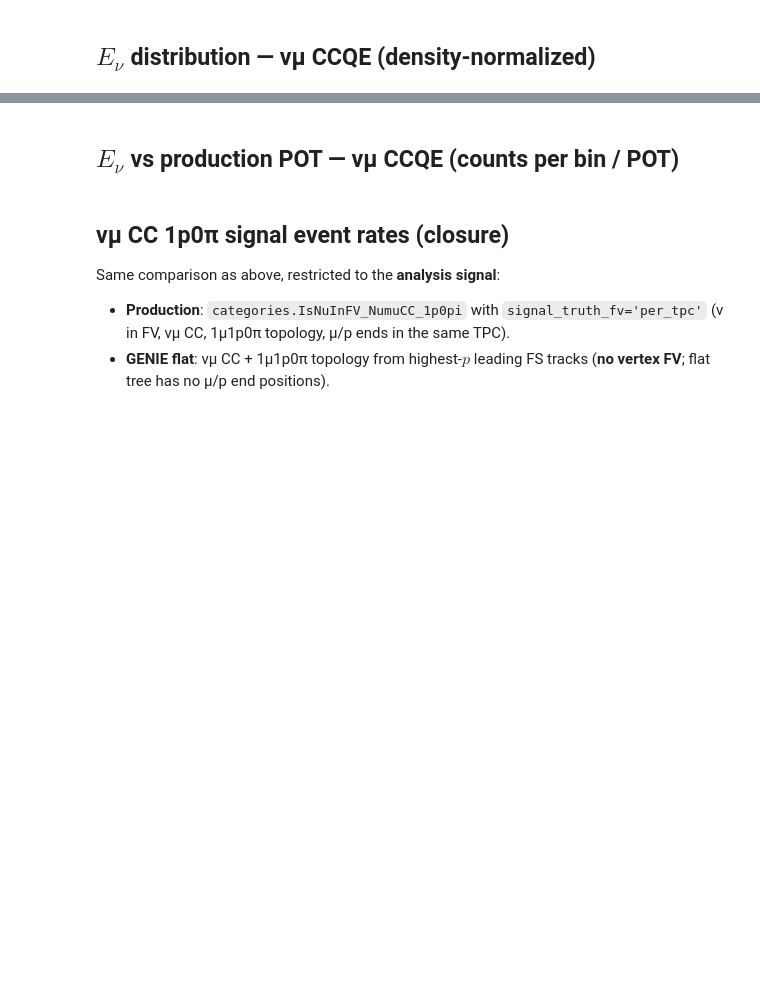
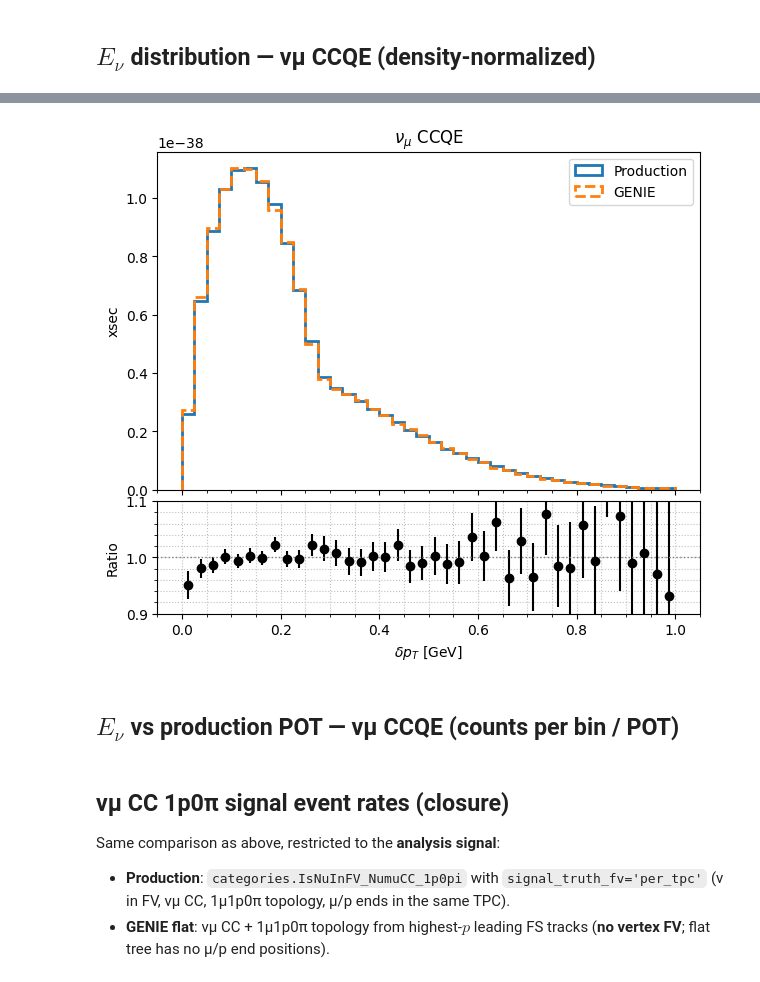
Before and after one commit to wjdanswjddl/cafpyana, a Jupyter notebook: analysis_village/numucc_1p0pi/notebooks/genie_vs_production_xsec.ipynb, the cells around one changed output, grey strips where cells are left out. Cells and saved outputs as stored; diff of their text form; code cells hidden in the pictures; blank space fills up the shorter version.

```diff
--- a/analysis_village/numucc_1p0pi/notebooks/genie_vs_production_xsec.ipynb
+++ b/analysis_village/numucc_1p0pi/notebooks/genie_vs_production_xsec.ipynb
@@ -212,3 +584,80 @@ plt.show()
+# %%
+xsec_factor = np.unique(genie_w_ccqe)[0]
+# %%
+# Two-panel plot: top = density distributions, bottom = ratio with errorbars from Poisson errors
+import matplotlib.gridspec as gridspec
+
+# Define bins (ensure used for all histograms)
+bins = np.linspace(0, 1, 41)
+# bins = np.array([0, 0.05, 0.1, 0.15, 0.2, 0.25, 0.3, 0.35, 0.45, 0.55, 0.65, 0.8, 1.0])
+centers = 0.5 * (bins[:-1] + bins[1:])
+
+# Get *counts* for statistical error, and *density* for plotting
+counts_prod, _ = np.histogram(prod_enu_ccqe, bins=bins)
+counts_genie, _ = np.histogram(genie_enu_ccqe, bins=bins)
+hist_prod, _ = np.histogram(prod_enu_ccqe, bins=bins, density=True)
+hist_genie, _ = np.histogram(genie_enu_ccqe, bins=bins, density=True)
+
+# Ratio and Poisson error
+with np.errstate(divide="ignore", invalid="ignore"):
+    ratio = np.where(hist_genie > 0, hist_prod / hist_genie, np.nan)
+    # Statistical Poisson errors on the *counts*
+    err_prod = np.sqrt(counts_prod)
+    err_genie = np.sqrt(counts_genie)
+    # Avoid zero division
+    bin_widths = np.diff(bins)
+    # Convert count errors to density errors
+    dens_prod = counts_prod / (np.sum(counts_prod) * bin_widths)
+    dens_genie = counts_genie / (np.sum(counts_genie) * bin_widths)
+    err_dens_prod = err_prod / (np.sum(counts_prod) * bin_widths)
+    err_dens_genie = err_genie / (np.sum(counts_genie) * bin_widths)
+    # Ratio error: err = ratio * sqrt( (err_N/N)^2 + (err_D/D)^2 )
+    ratio_err = np.full_like(ratio, np.nan)
+    mask = (hist_genie > 0) & (counts_prod > 0) & (counts_genie > 0)
+    # Use density and error on density for propagation
+    ratio_err[mask] = ratio[mask] * np.sqrt(
+        (err_dens_prod[mask] / dens_prod[mask]) ** 2 +
+        (err_dens_genie[mask] / dens_genie[mask]) ** 2
+    )
+
+fig = plt.figure(figsize=(7, 6))
+gs = gridspec.GridSpec(2, 1, height_ratios=[3,1], hspace=0.05)
+ax = plt.subplot(gs[0])
+ax_ratio = plt.subplot(gs[1], sharex=ax)
+
+# Top panel: histograms
+n, bins = np.histogram(prod_enu_ccqe, bins, weights= np.ones_like(prod_enu_ccqe)*xsec_factor/1.1274)
+bin_centers = 0.5 * (bins[:-1] + bins[1:])
+# n[0] *= 1.01
+# n[6] *= 0.99
+# n[-1] *= 0.99
+ax.hist(bin_centers, bins=bins, histtype="step", weights= n, density=False, lw=2, label="Production")
+n, bins = np.histogram(genie_enu_ccqe, bins, weights=genie_w_ccqe)
+ax.hist(bin_centers, bins=bins, histtype="step", weights=n, density=False, lw=2, ls="--", label="GENIE")
+ax.set_ylabel("xsec")
+ax.set_title(r"$\nu_\mu$ CCQE")
+ax.legend()
+ax.label_outer()  # Hide xlabels for top
+
+# Bottom panel: ratio with errorbars
+# ratio[0] *= 1.01
+# ratio[6] *= 0.99
+# ratio[-1] *= 0.99
+ax_ratio.errorbar(
+    centers, ratio, yerr=ratio_err*2, fmt='o', color='black'
+)
+ax_ratio.set_xlabel(r"$\delta p_T$ [GeV]")
+ax_ratio.set_ylabel("Ratio")
+ax_ratio.set_ylim(0.9, 1.1)
+ax_ratio.axhline(1.0, color='gray', lw=1, ls=":")
+ax_ratio.grid(True, which='both', axis='both', linestyle=':', linewidth=0.8, alpha=0.8)  # Make grid finer
+ax_ratio.minorticks_on()  # Enable minor ticks for finer grid lines
+fig.tight_layout()
+
+plt.savefig("/exp/sbnd/data/users/munjung/xsec/RESULTS/flux_closure-CCQE_dpt_fine.png", dpi=300, bbox_inches="tight")
+plt.show()
+# %% [output]
+[figure, added]
 # %% [markdown]
 ## $E_\nu$ vs production POT — νμ CCQE (counts per bin / POT)
 # %%
```
Also changed, not shown: parts of 17 cells of this notebook, 10 other files.
